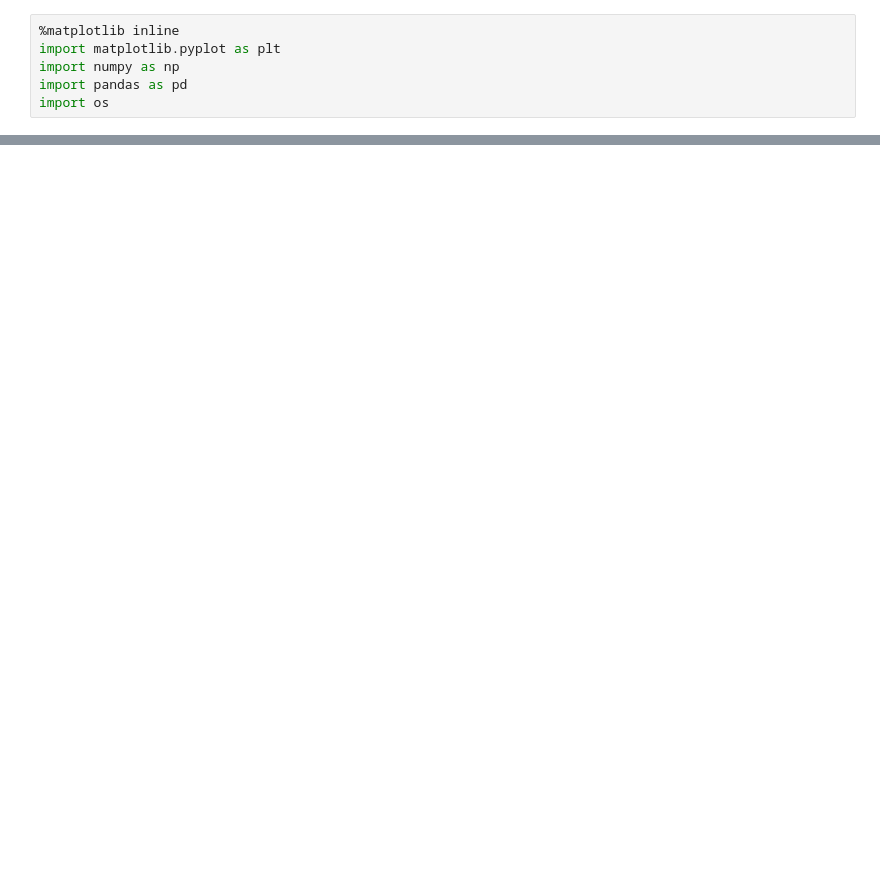
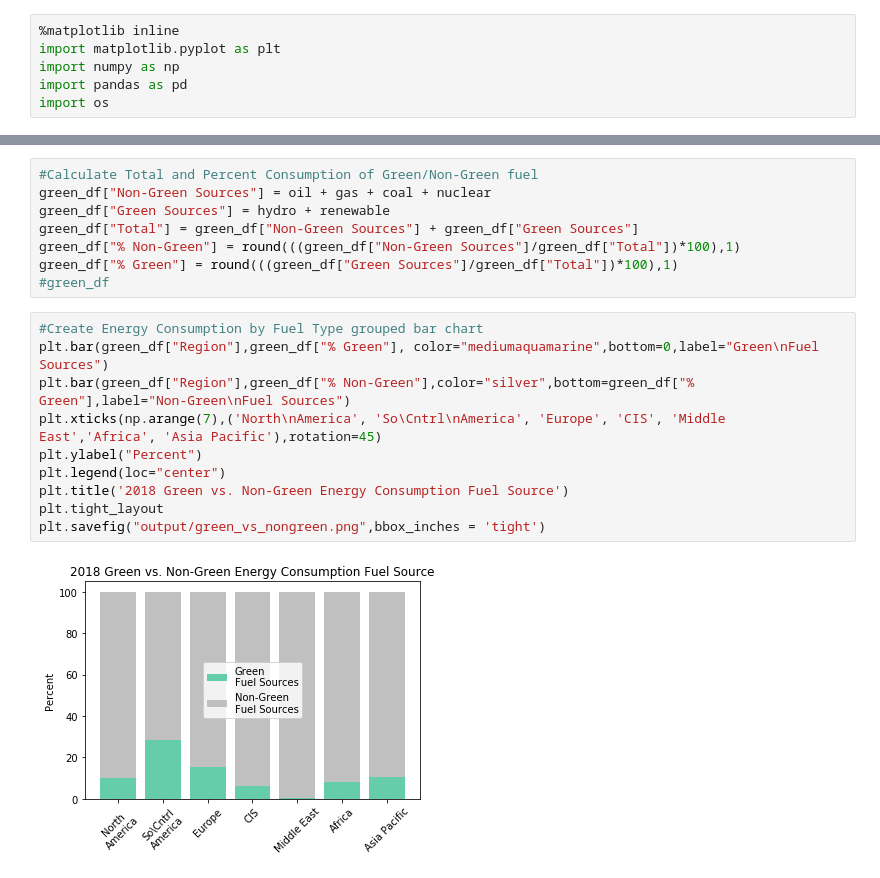
Before and after one commit to gabigham/dagger, a Jupyter notebook: USvsWorld.ipynb, the cells around one changed output, grey strips where cells are left out. Drawn from its saved outputs; the diff is of its cells as text; blank space fills up the shorter version.

```diff
--- a/USvsWorld.ipynb
+++ b/USvsWorld.ipynb
@@ -122,0 +172,20 @@ plt.show()
+# %%
+#Calculate Total and Percent Consumption of Green/Non-Green fuel
+green_df["Non-Green Sources"] = oil + gas + coal + nuclear
+green_df["Green Sources"] = hydro + renewable
+green_df["Total"] = green_df["Non-Green Sources"] + green_df["Green Sources"]
+green_df["% Non-Green"] = round(((green_df["Non-Green Sources"]/green_df["Total"])*100),1)
+green_df["% Green"] = round(((green_df["Green Sources"]/green_df["Total"])*100),1)
+#green_df
+# %%
+#Create Energy Consumption by Fuel Type grouped bar chart
+plt.bar(green_df["Region"],green_df["% Green"], color="mediumaquamarine",bottom=0,label="Green\nFuel Sources")
+plt.bar(green_df["Region"],green_df["% Non-Green"],color="silver",bottom=green_df["% Green"],label="Non-Green\nFuel Sources")
+plt.xticks(np.arange(7),('North\nAmerica', 'So\Cntrl\nAmerica', 'Europe', 'CIS', 'Middle East','Africa', 'Asia Pacific'),rotation=45)
+plt.ylabel("Percent")
+plt.legend(loc="center")
+plt.title('2018 Green vs. Non-Green Energy Consumption Fuel Source')
+plt.tight_layout
+plt.savefig("output/green_vs_nongreen.png",bbox_inches = 'tight')
+# %% [output]
+[figure, added]
```
Also changed, not shown: parts of 6 cells of this notebook, 8 other files.
